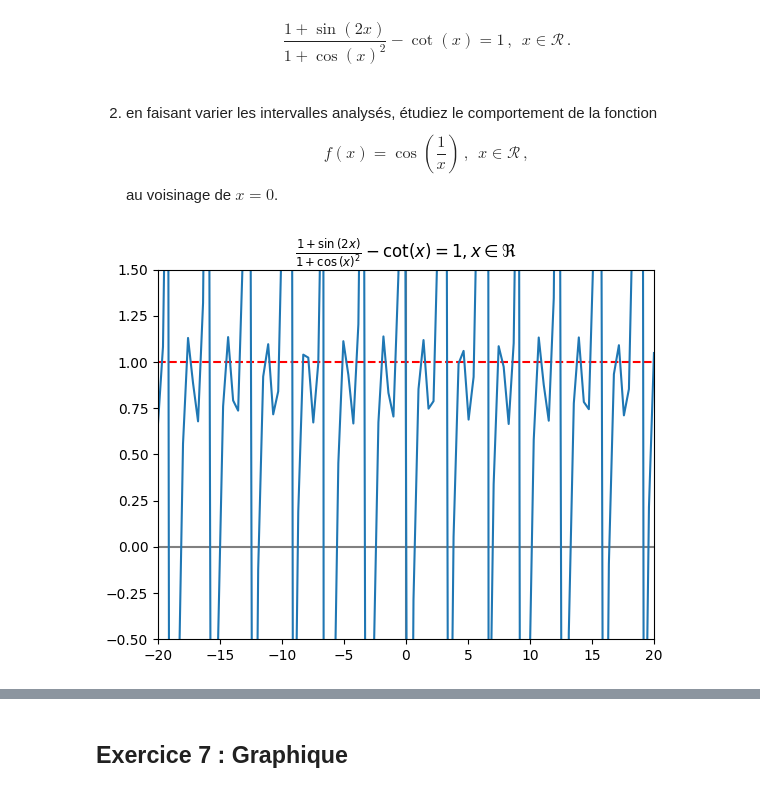
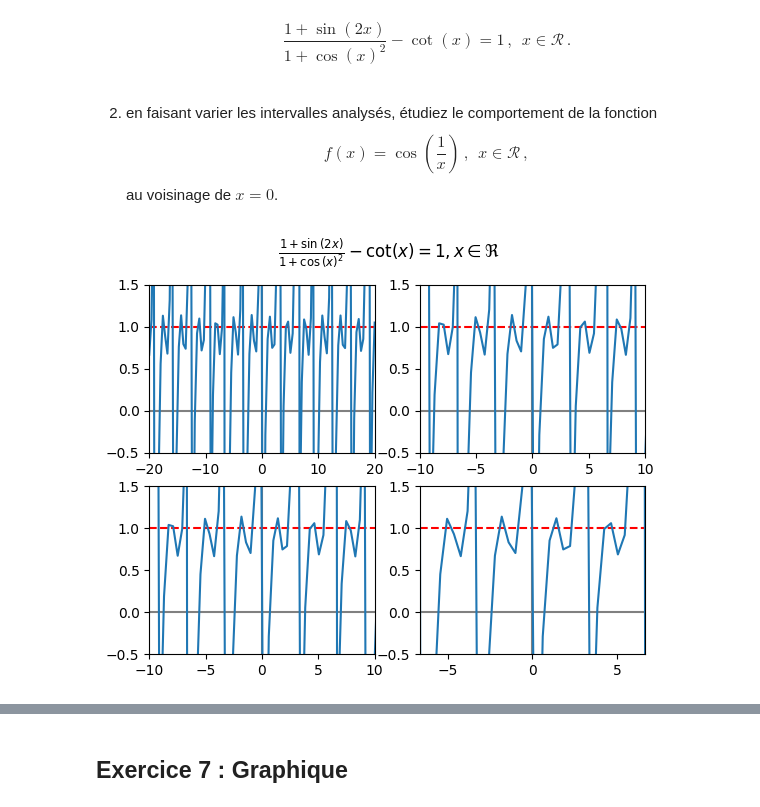
Before and after one commit to SO-CReaT3/EPFL-CodEx, a Jupyter notebook: Mise À Niveau/Serie_7.ipynb, the cells around one changed output, grey strips where cells are left out. Saved outputs shown, nothing was run; the diff lists cells and outputs as text; code cells hidden in the pictures.

```diff
--- a/Mise À Niveau/Serie_7.ipynb
+++ b/Mise À Niveau/Serie_7.ipynb
@@ -326,22 +326,27 @@ au voisinage de $x=0$.
 # %%
 # 1.
 def g(x):
     return (1 + np.sin(2*x)) / (1 + np.cos(x)**2) - (1 / np.tan(x))
 
 
 x = np.linspace(-20, 20, 100)
 g_x = g(x)
 
-fig, ax = plt.subplots()
-ax.axhline(color="grey")
-ax.axvline(color="grey")
-ax.axhline(y=1, color="red", linestyle="--")
-ax.plot(x, g_x)
-ax.set(xlim=(-20, 20), ylim=(-.5, 1.5))
-plt.title(r"$\frac{1+\sin{(2x)}}{1+\cos{(x)^2}}-\cot(x)=1, x \in \Re$")
+fig, ax = plt.subplots(2,2)
+
+plt.suptitle(r"$\frac{1+\sin{(2x)}}{1+\cos{(x)^2}}-\cot(x)=1, x \in \Re$")
+
+for index1, ax_i in enumerate(ax):
+    for index2, axi in enumerate(ax_i):
+        axi.axhline(color="grey")
+        axi.axvline(color="grey")
+        axi.axhline(y=1, color="red", linestyle="--")
+        axi.plot(x, g_x)
+        axi.set(xlim=(-20/(index1 + index2 +1), 20/(index1 + index2 +1)), ylim=(-.5, 1.5))
+
 plt.show()
 # %% [output]
-[figure, old version]
+[figure, new version]
 # %%
 # 2.
 def f(x):
```
Also changed, not shown: parts of 2 cells of this notebook.
